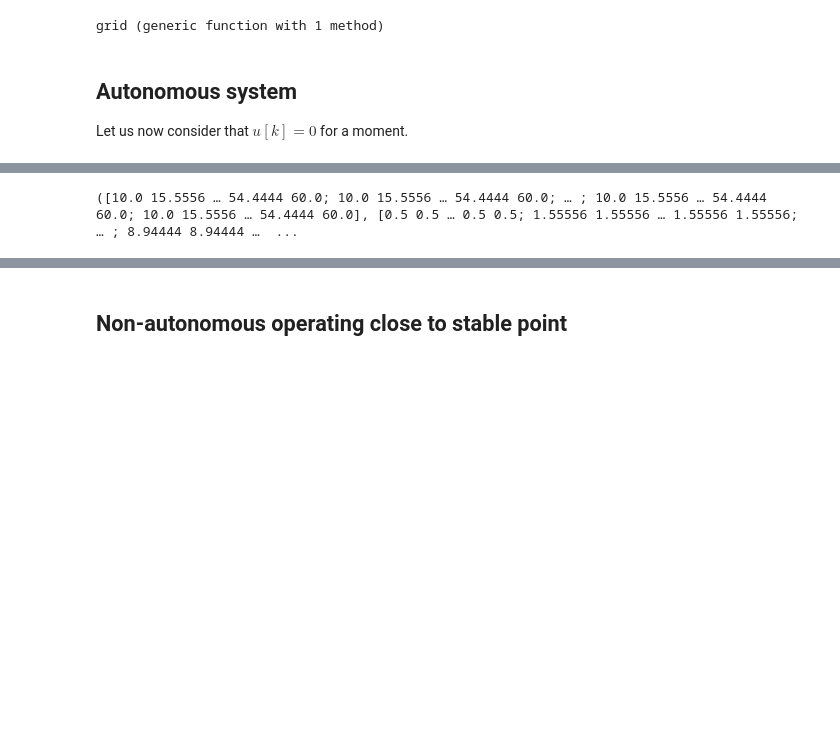
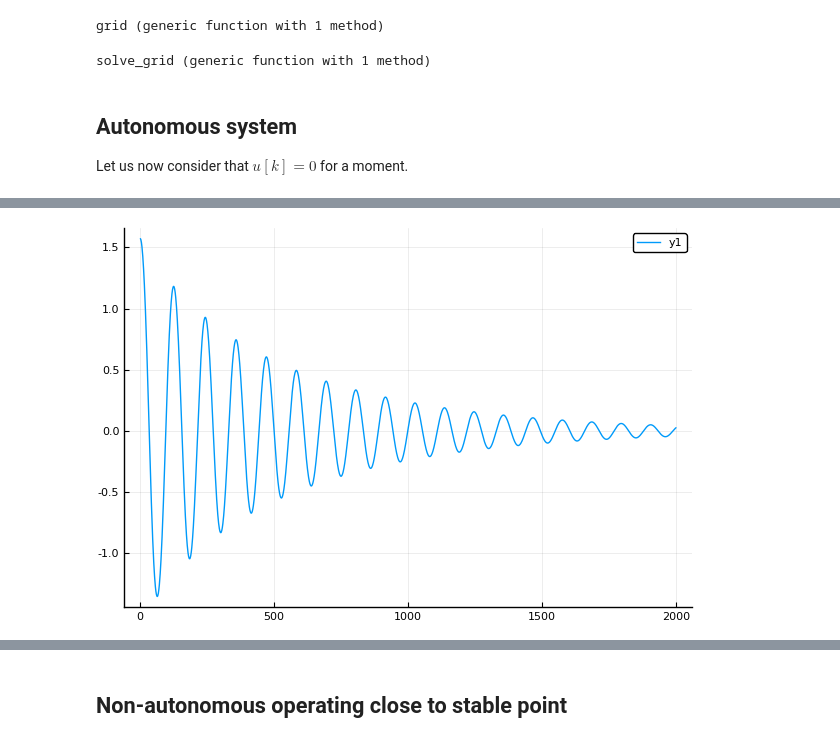
Before and after one commit to antonior92/MultipleShootingPEM.jl, a Jupyter notebook: examples/discretized_pendulum.ipynb, the cells around one changed output, grey strips where cells are left out. Cells and saved outputs as stored; diff of their text form; code cells hidden in the pictures; blank space fills up the shorter version.

```diff
--- a/examples/discretized_pendulum.ipynb
+++ b/examples/discretized_pendulum.ipynb
@@ -128,12 +128,45 @@ function grid(multiple_shoot; gl=(10, 60), km=(0.5, 10), npoints=(100, 100))
 end
 # %% [output]
 grid (generic function with 1 method)
+# %%
+function solve_grid(multiple_shoot, opt; gl=(10, 60), km=(0.5, 10), npoints=(5, 5))
+    g_l_range = linspace(gl[1],  gl[2], npoints[1])
+    k_m_range = linspace(km[1], km[2], npoints[2])
+    θ_list = Array{Float64}[]
+    cost_list = Float64[]
+    res_list = []
+    MSE_list = []
+    θ0_list = [[g_l, k_m] for g_l in g_l_range for k_m in k_m_range]
+    n_experiments = length(θ0_list)
+    p = Progress(n_experiments, 1)
+    for θ0 in θ0_list
+        x0_list = [oss.x0 for oss in multiple_shoot.simulations]
+        θ_ext = zeros(2 + length(x0_list)*2)
+        ms.build_extended_vector!(θ_ext,  θ0, x0_list, 2, length(x0_list), 2)
+        ms.update_simulation!(opt, θ_ext)
+        res = ms.solve(opt, options=Dict("gtol" => 1e-10,
+                                         "xtol" => 1e-10,
+                                         "maxiter" => 2000,
+                                         "initial_tr_radius" => 0.01,
+                                         "verbose" => 2))
+        θ_est = res["x"][1:2]
+        cost_est = res["fun"]
+
+        push!(θ_list, θ_est)
+        push!(cost_list, cost_est)
+        push!(res_list, res)
+        next!(p)
+    end
+    return θ_list, cost_list, res_list
+end
+# %% [output]
+solve_grid (generic function with 1 method)
 # %% [markdown]
 ## Autonomous system
 
 Let us now consider that $u[k] = 0$ for a moment.
 # %%
-N = 2000
+N = 2001
 u = zeros(N)
 x = [π/2, 0]
 y = zeros(N)
@@ -149,2 +181,3 @@ plot(y)
+[figure, added]
 # %%
 # Define output error model
@@ -152,5 +185 @@ sim_len = N
 multiple_shoot, opt = output_error_model(u, y, sim_len=sim_len);
-# %%
-g_l_aux, k_m_aux, cost = grid(multiple_shoot, npoints=(10, 10))
-# %% [output]
-([10.0 15.5556 … 54.4444 60.0; 10.0 15.5556 … 54.4444 60.0; … ; 10.0 15.5556 … 54.4444 60.0; 10.0 15.5556 … 54.4444 60.0], [0.5 0.5 … 0.5 0.5; 1.55556 1.55556 … 1.55556 1.55556; … ; 8.94444 8.94444 …  ...
```
Also changed, not shown: parts of 33 cells of this notebook.
